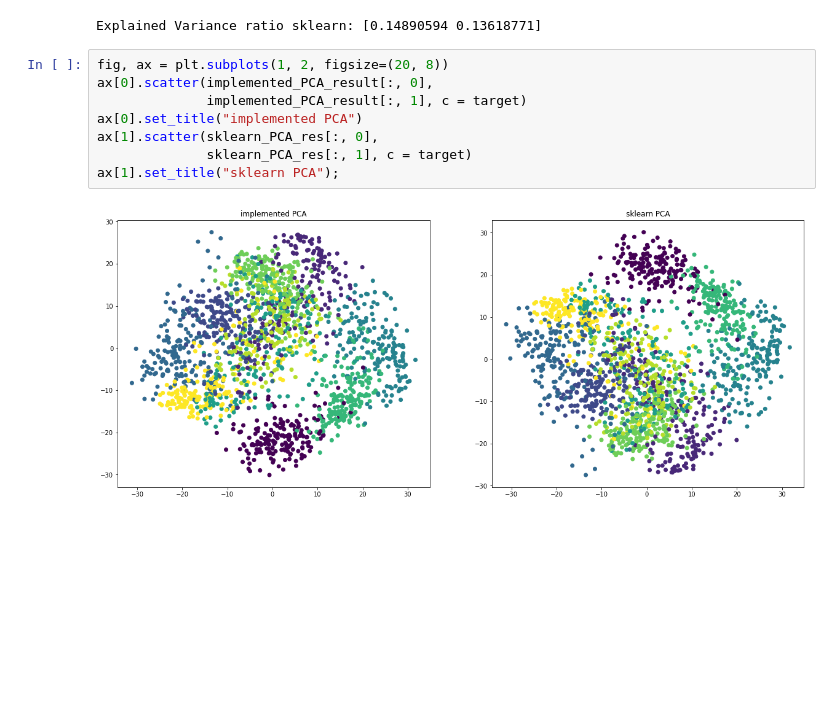
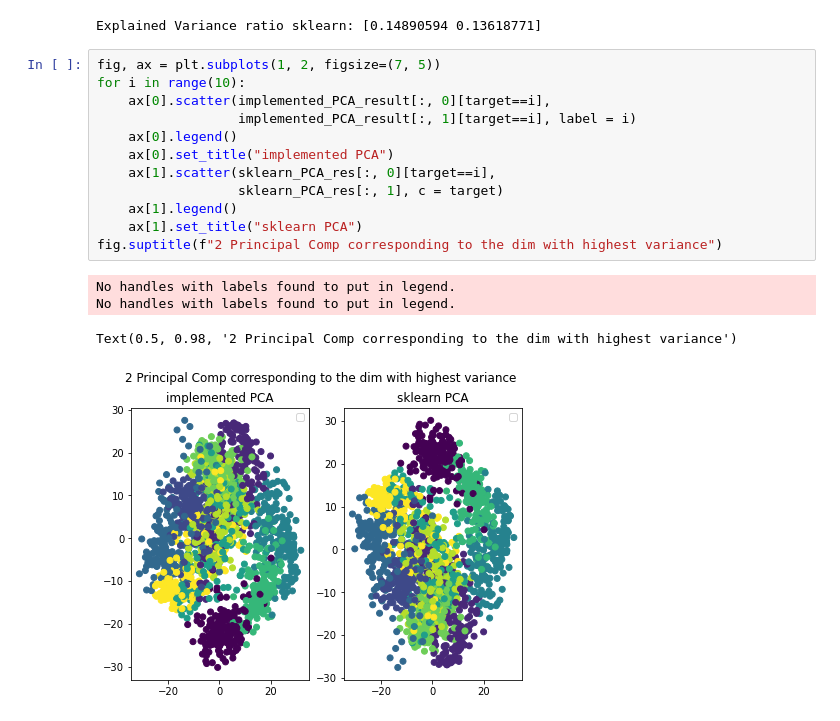
Before and after one commit to shkabrii/PCA, a Jupyter notebook: pca_dim_red.ipynb, the cells around one changed output. Drawn from its saved outputs; the diff is of its cells as text; blank space fills up the shorter version.

Commit message:
Added legends to plots

```diff
--- a/pca_dim_red.ipynb
+++ b/pca_dim_red.ipynb
@@ -80,12 +80,19 @@ print("Explained Variance ratio sklearn: " + str(sklearn_PCA.explained_variance_
 # %% [output]
 Explained Variance ratio sklearn: [0.14890594 0.13618771]
 # %%
-fig, ax = plt.subplots(1, 2, figsize=(20, 8))
-ax[0].scatter(implemented_PCA_result[:, 0],
-              implemented_PCA_result[:, 1], c = target)
-ax[0].set_title("implemented PCA")
-ax[1].scatter(sklearn_PCA_res[:, 0],
-              sklearn_PCA_res[:, 1], c = target)
-ax[1].set_title("sklearn PCA");
+fig, ax = plt.subplots(1, 2, figsize=(7, 5))
+for i in range(10):
+    ax[0].scatter(implemented_PCA_result[:, 0][target==i],
+                  implemented_PCA_result[:, 1][target==i], label = i)
+    ax[0].legend()
+    ax[0].set_title("implemented PCA")
+    ax[1].scatter(sklearn_PCA_res[:, 0][target==i],
+                  sklearn_PCA_res[:, 1], c = target)
+    ax[1].legend()
+    ax[1].set_title("sklearn PCA")
+fig.suptitle(f"2 Principal Comp corresponding to the dim with highest variance")
 # %% [output]
+No handles with labels found to put in legend.
+No handles with labels found to put in legend.
+Text(0.5, 0.98, '2 Principal Comp corresponding to the dim with highest variance')
-[figure, old version]
+[figure, new version]
```
Also changed, not shown: parts of 1 cell of this notebook.
